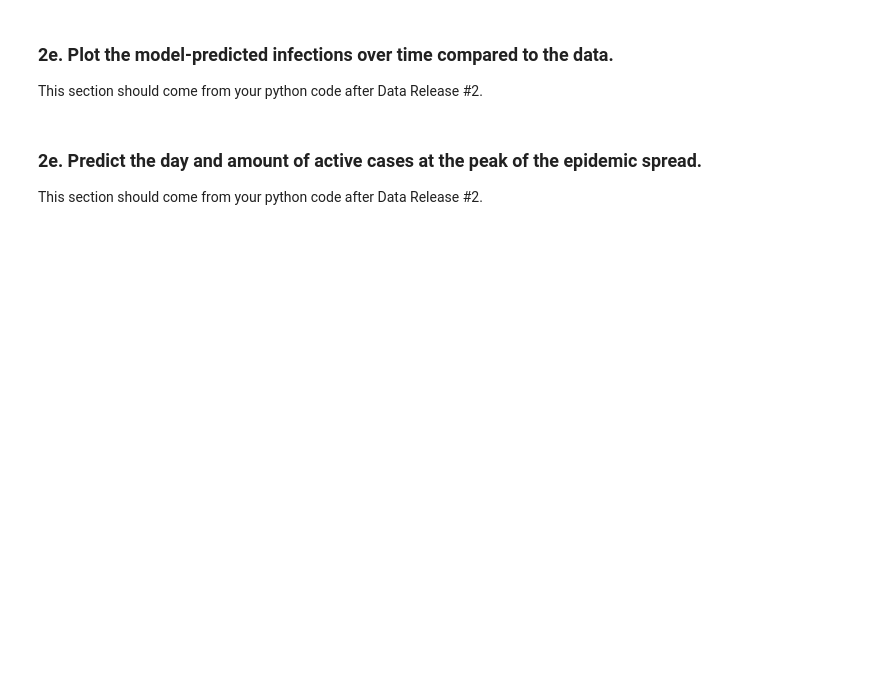
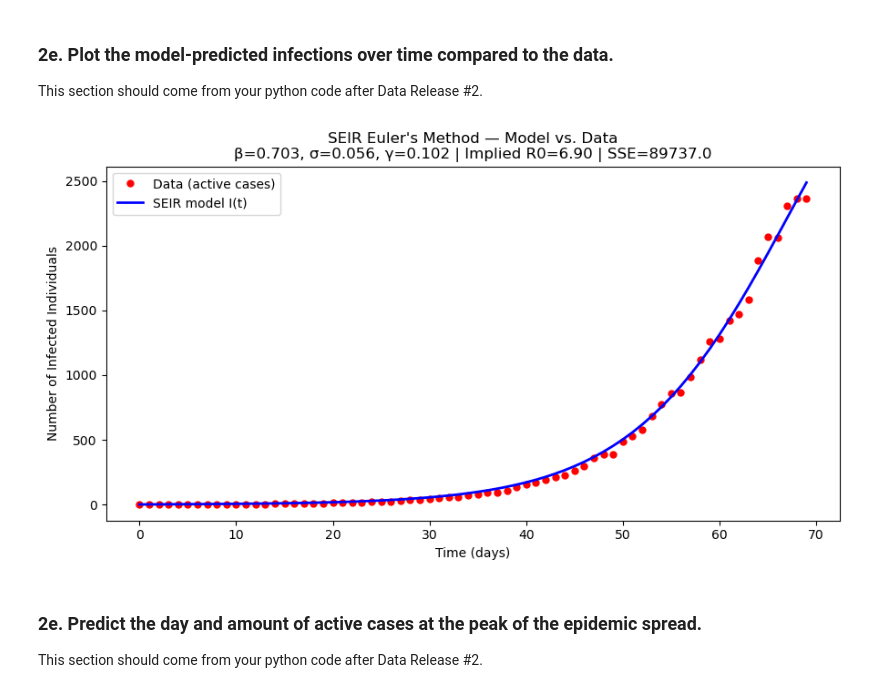
Before and after one commit to isabelvikesland/Module-2-Epidemics-SIR-Modeling, a Jupyter notebook: Module-2-Epidemics_student_final_notebook.ipynb, the cells around one changed output. Drawn from its saved outputs; the diff is of its cells as text; code cells hidden in the pictures; blank space fills up the shorter version.

```diff
--- a/Module-2-Epidemics_student_final_notebook.ipynb
+++ b/Module-2-Epidemics_student_final_notebook.ipynb
@@ -86,7 +95,7 @@ from pathlib import Path
 from patients import Patients
 
 # control settings for virus window search and R0 estimation
-infectious_period_days = 5.0
+infectious_period_days = 2.0
 min_window = 7
 max_window = 14
 
@@ -103,10 +112,8 @@ for p in patients:
 
 # fit log(I) = r * t + log(I0) for each window and find the best fit based on R^2
 def fit_exp_window(tw, Iw):
-    """
-    Fit log(I) = r * t + log(I0).
-    Returns r, I0, r2 (R-squared on log-scale).
-    """
+
+    # Fit log(I) = r * t + log(I0), returns r, I0, r2 for the fit
     logI = [np.log(val) for val in Iw]
     r, logI0 = np.polyfit(tw, logI, 1)
     logI_pred = [r * ti + logI0 for ti in tw]
@@ -212,6 +310,31 @@ This section should come from your python code after Data Release #2.
 # %% [markdown]
 ### 2e. Plot the model-predicted infections over time compared to the data.
 This section should come from your python code after Data Release #2.
+# %%
+# plot model-predicted I(t) vs. data
+# continued for from last cell
+_, _, I_best, _ = euler_seir(best_beta, best_sigma, best_gamma,
+                              S0, E0, I0, R0_init, timepoints, N)
+
+#formatting for graph
+plt.figure(figsize=(9, 5))
+plt.plot(timepoints, data,   'ro', markersize=5, label='Data (active cases)')
+plt.plot(timepoints, I_best, 'b-', linewidth=2,  label='SEIR model I(t)')
+plt.xlabel('Time (days)')
+plt.ylabel('Number of Infected Individuals')
+plt.title(
+    f"SEIR Euler's Method — Model vs. Data\n"
+    f"β={best_beta:.3f}, σ={best_sigma:.3f}, γ={best_gamma:.3f} | "
+    f"Implied R0={best_beta/best_gamma:.2f} | SSE={best_sse:.1f}"
+) # i used ClaudeAi to simplify the string formatting since I didn't want to do a lot of concatenation and rounding since it felt uncessary
+
+#graph formatting continued, dpi=resolution, I used ClaudeAi to figure out how to squish the graph to make it look better
+plt.legend()
+plt.tight_layout()
+plt.savefig('seir_fit.png', dpi=150)
+plt.show()
+# %% [output]
+[figure, added]
 # %% [markdown]
 ### 2e. Predict the day and amount of active cases at the peak of the epidemic spread.
 This section should come from your python code after Data Release #2.
```
Also changed, not shown: parts of 10 cells of this notebook.
